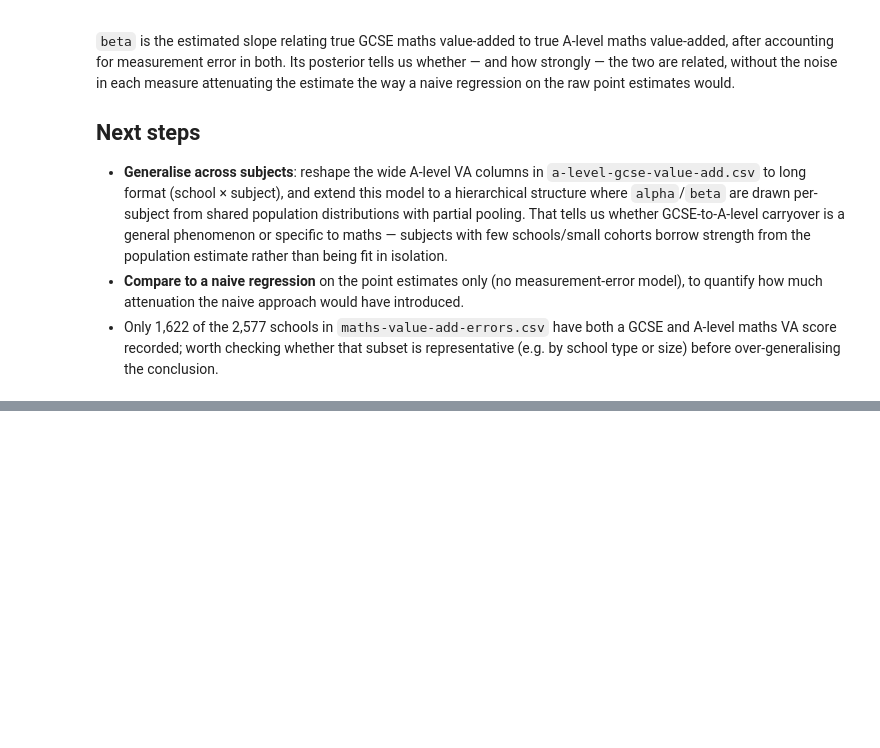
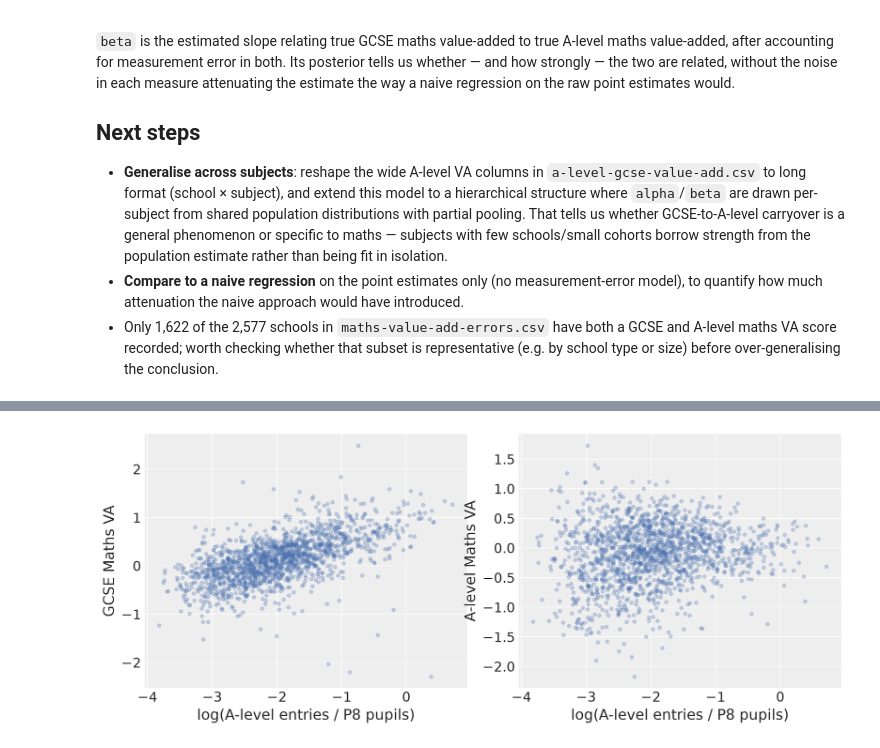
Before and after one commit to cormach/bayesian-learning, a Jupyter notebook: notebooks/a-level-gcse.ipynb, the cells around one changed output, grey strips where cells are left out. Cells and saved outputs as stored; diff of their text form; code cells hidden in the pictures; blank space fills up the shorter version.

```diff
--- a/notebooks/a-level-gcse.ipynb
+++ b/notebooks/a-level-gcse.ipynb
@@ -220,0 +229,11 @@ plt.show()
+# %%
+df = df.rename(columns={"A-level Maths entries": "alevel_entries", "P8 pupils": "p8_pupils"})
+
+df["selection_rate"] = df["alevel_entries"] / df["p8_pupils"]
+df["log_selection_rate"] = np.log(df["selection_rate"])
+
+n_over_one = (df["selection_rate"] > 1).sum()
+print(f"{n_over_one} schools have more A-level Maths entries than P8 pupils")
+print("(sixth forms often recruit externally, so A-level entries aren't strictly a subset of the school's own GCSE cohort)")
+
+df[["alevel_entries", "p8_pupils", "selection_rate"]].describe()
@@ -220,0 +252,12 @@ plt.show()
+# %%
+fig, axes = plt.subplots(1, 2, figsize=(11, 4.5))
+axes[0].scatter(df["log_selection_rate"], df["gcse_va"], color="#4C72B0", alpha=0.25, s=12)
+axes[0].set_xlabel("log(A-level entries / P8 pupils)")
+axes[0].set_ylabel("GCSE Maths VA")
+axes[1].scatter(df["log_selection_rate"], df["alevel_va"], color="#4C72B0", alpha=0.25, s=12)
+axes[1].set_xlabel("log(A-level entries / P8 pupils)")
+axes[1].set_ylabel("A-level Maths VA")
+plt.tight_layout()
+plt.show()
+# %% [output]
+[figure, added]
```
Also changed, not shown: parts of 28 cells of this notebook, 1 other file.
